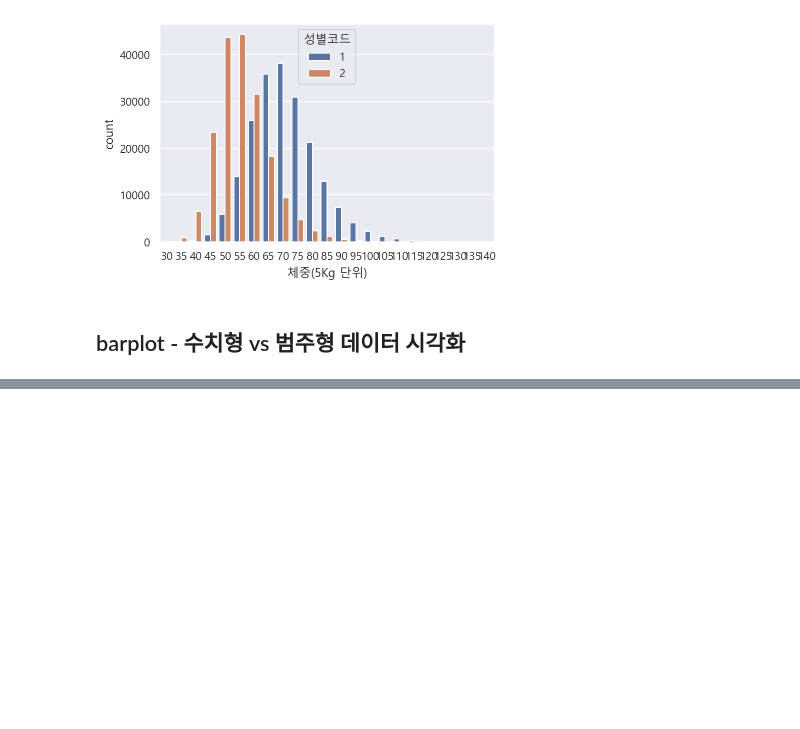
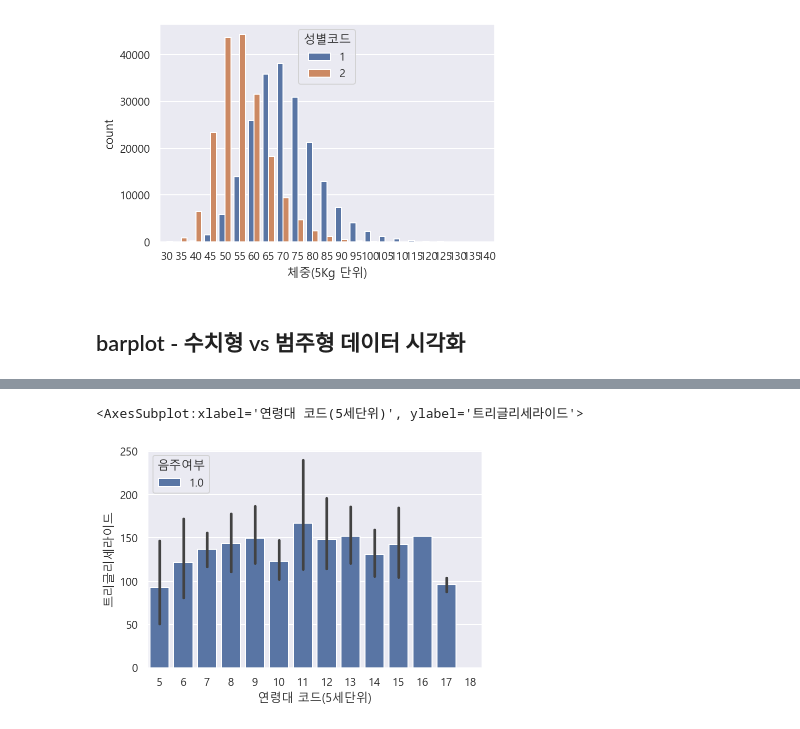
Before and after one commit to tree698/Data_Analysis, a Jupyter notebook: 1. Health Check/Untitled.ipynb, the cells around one changed output, grey strips where cells are left out. Saved outputs shown, nothing was run; the diff lists cells and outputs as text; code cells hidden in the pictures; blank space fills up the shorter version.

```diff
--- a/1. Health Check/Untitled.ipynb
+++ b/1. Health Check/Untitled.ipynb
@@ -549,0 +563,7 @@ sns.countplot(data=df, x="체중(5Kg 단위)", hue="성별코드")
+# %%
+# 트리글리세라이드(중성지방)에 따른 연령대코드(5세단위)를 음주여부에 따라 barplot으로 그립니다
+
+sns.barplot(data=df_sample, x="연령대 코드(5세단위)", y="트리글리세라이드", hue="음주여부")
+# %% [output]
+<AxesSubplot:xlabel='연령대 코드(5세단위)', ylabel='트리글리세라이드'>
+[figure, added]
```
Also changed, not shown: parts of 11 cells of this notebook.
